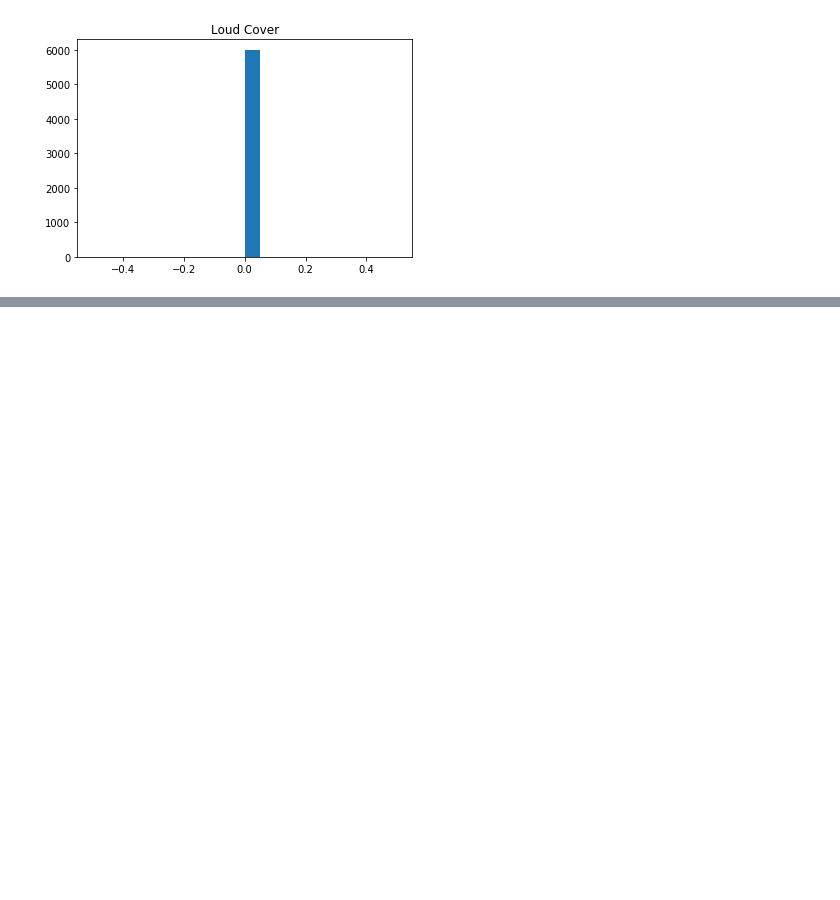
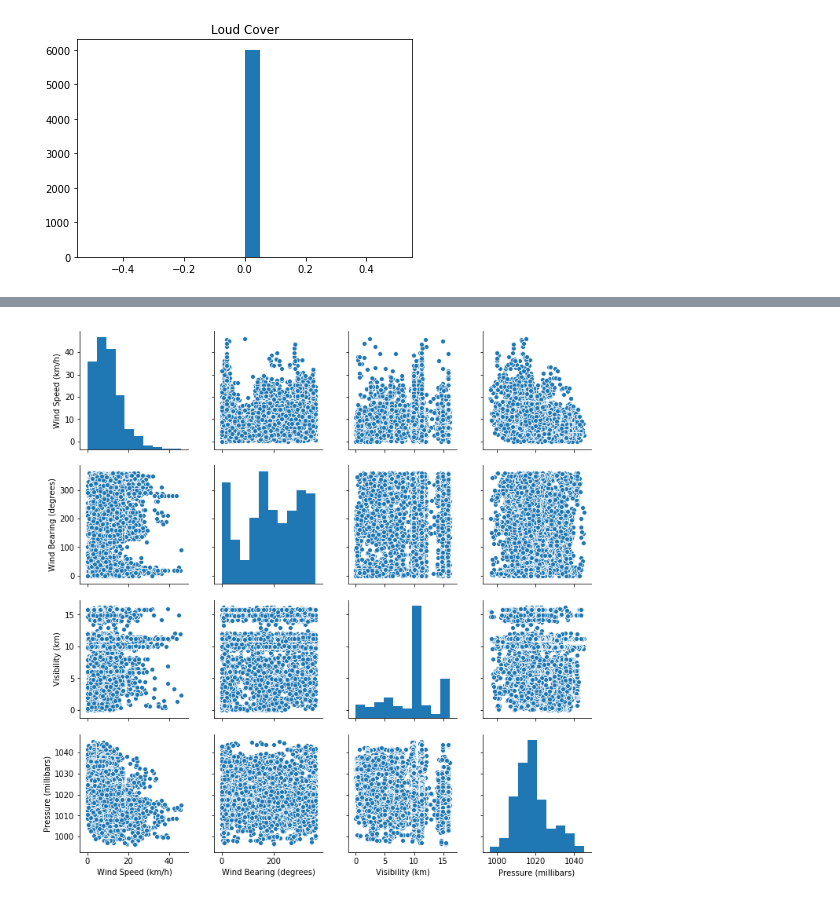
Before and after one commit to smartysam9821/DS, a Jupyter notebook: EDA_App_Temp.ipynb, the cells around one changed output, grey strips where cells are left out. Saved outputs shown, nothing was run; the diff lists cells and outputs as text; code cells hidden in the pictures; blank space fills up the shorter version.

```diff
--- a/EDA_App_Temp.ipynb
+++ b/EDA_App_Temp.ipynb
@@ -219,0 +298,5 @@ plt.show()
+# %%
+sns.pairplot(df[['Wind Speed (km/h)', 'Wind Bearing (degrees)', 'Visibility (km)', 'Pressure (millibars)']])
+plt.show()
+# %% [output]
+[figure, added]
```
Also changed, not shown: parts of 14 cells of this notebook.
